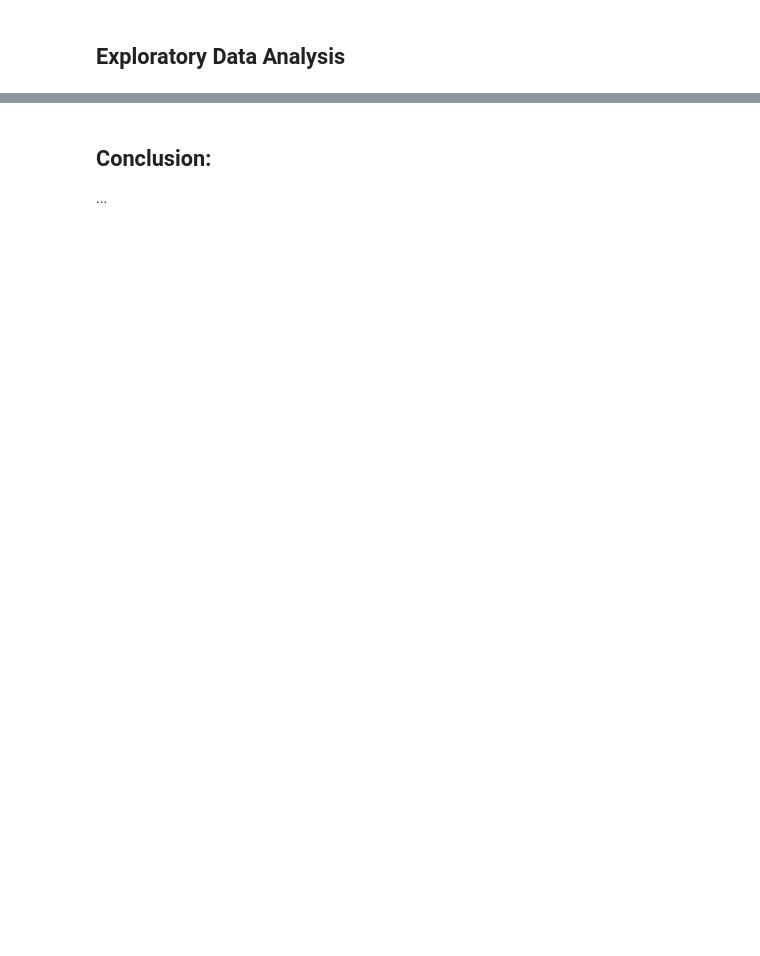
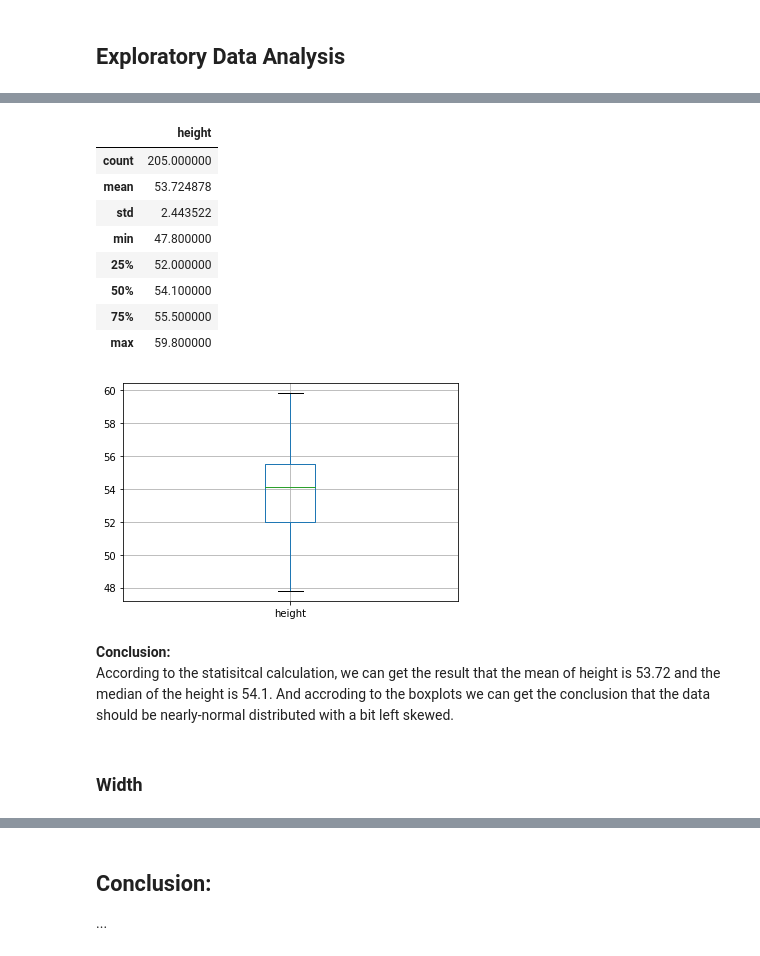
Before and after one commit to Destiny-G1997/DAV-6150, a Jupyter notebook: Z_Guo_M2_assn.ipynb, the cells around one changed output, grey strips where cells are left out. Cells and saved outputs as stored; diff of their text form; code cells hidden in the pictures; blank space fills up the shorter version.

```diff
--- a/Z_Guo_M2_assn.ipynb
+++ b/Z_Guo_M2_assn.ipynb
@@ -15,0 +76,3 @@ df.head()
+# %%
+h = data[['height']]
+h.head()
@@ -15,0 +86,19 @@ df.head()
+# %%
+hb = h.boxplot()
+h.describe()
+# %% [output]
+|  | height |
+| count | 205.000000 |
+| mean | 53.724878 |
+| std | 2.443522 |
+| min | 47.800000 |
+| 25% | 52.000000 |
+| 50% | 54.100000 |
+| 75% | 55.500000 |
+| max | 59.800000 |
+[figure, added]
+# %% [markdown]
+**Conclusion:**
+According to the statisitcal calculation, we can get the result that the mean of height is 53.72 and the median of the height is 54.1. And accroding to the boxplots we can get the conclusion that the data should be nearly-normal distributed with a bit left skewed.
+# %% [markdown]
+### Width
```
Also changed, not shown: parts of 41 cells of this notebook.
